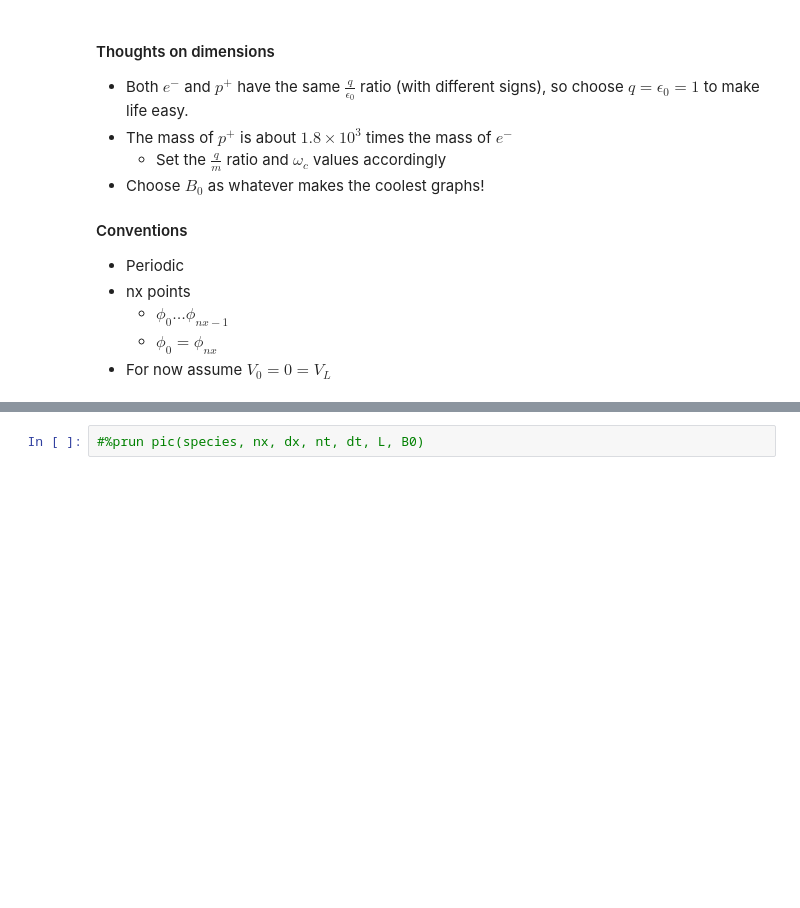
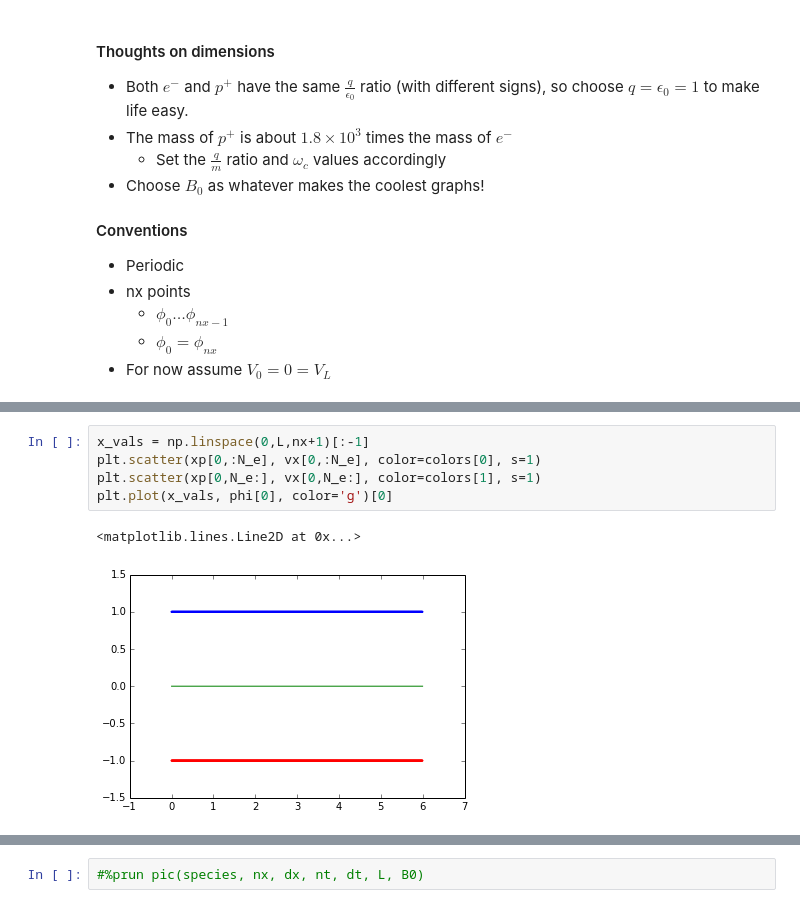
Before and after one commit to shigh/pyes1, a Jupyter notebook: 1d2v.ipynb, the cells around one changed output, grey strips where cells are left out. Drawn from its saved outputs; the diff is of its cells as text; blank space fills up the shorter version.

```diff
--- a/1d2v.ipynb
+++ b/1d2v.ipynb
@@ -44,3 +53,11 @@ xp, vx, vy, E, phi = pic(species, nx, dx, nt, dt, L, B0)
+# %%
+x_vals = np.linspace(0,L,nx+1)[:-1]
+plt.scatter(xp[0,:N_e], vx[0,:N_e], color=colors[0], s=1)
+plt.scatter(xp[0,N_e:], vx[0,N_e:], color=colors[1], s=1)
+plt.plot(x_vals, phi[0], color='g')[0]
+# %% [output]
+<matplotlib.lines.Line2D at 0x...>
+[figure, added]
 # %%
 fig = plt.figure()
 p1 = fig.add_subplot(1, 1, 1)
```
Also changed, not shown: parts of 5 cells of this notebook, 1 other file.
